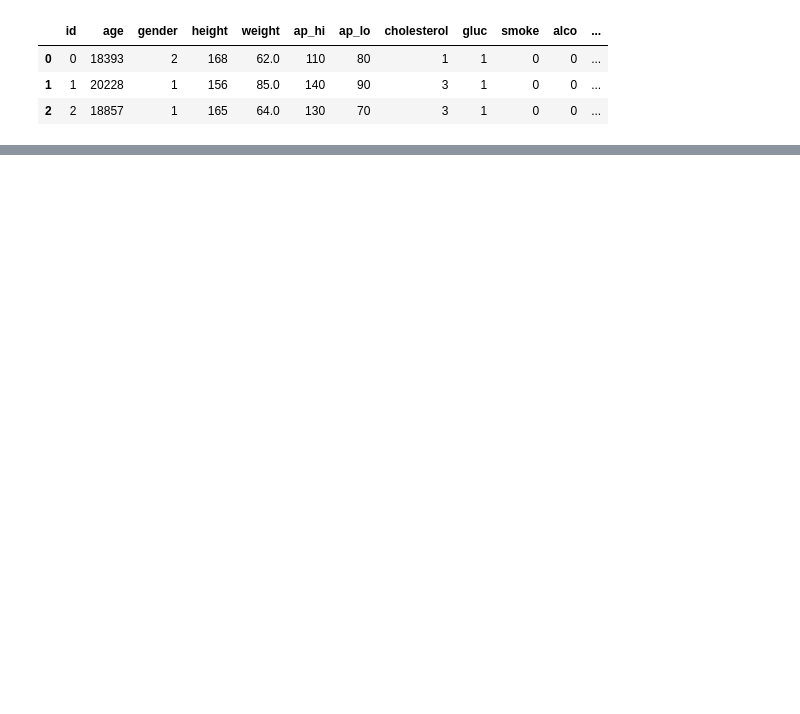
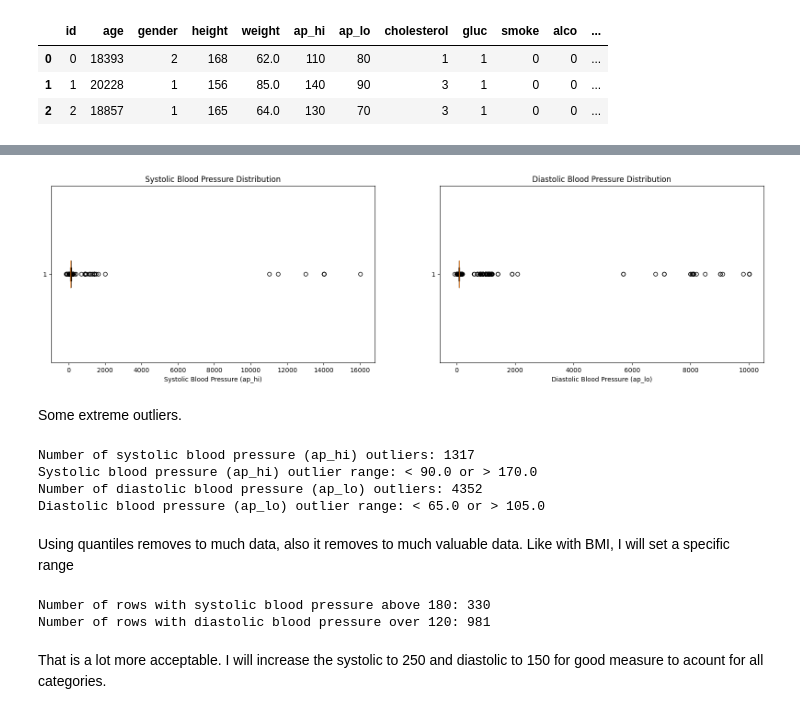
Before and after one commit to smlatic/Machine-Learning-ITHS, a Jupyter notebook: LAB/Disease_detection/disease_detection.ipynb, the cells around one changed output, grey strips where cells are left out. Saved outputs shown, nothing was run; the diff lists cells and outputs as text; code cells hidden in the pictures; blank space fills up the shorter version.

Commit message:
blood pressure feature engineering.

```diff
--- a/LAB/Disease_detection/disease_detection.ipynb
+++ b/LAB/Disease_detection/disease_detection.ipynb
@@ -235,0 +284,67 @@ filtered_data.head(3)
+# %%
+
+# Create a figure and axis
+fig, ax = plt.subplots(1, 2, figsize=(20, 5))
+
+# Create a box plot for systolic blood pressure (ap_hi)
+ax[0].boxplot(filtered_data['ap_hi'], vert=False)
+ax[0].set_title('Systolic Blood Pressure Distribution')
+ax[0].set_xlabel('Systolic Blood Pressure (ap_hi)')
+
+# Create a box plot for diastolic blood pressure (ap_lo)
+ax[1].boxplot(filtered_data['ap_lo'], vert=False)
+ax[1].set_title('Diastolic Blood Pressure Distribution')
+ax[1].set_xlabel('Diastolic Blood Pressure (ap_lo)')
+
+# Display the charts
+plt.show()
+# %% [output]
+[figure, added]
+# %% [markdown]
+Some extreme outliers.
+# %%
+def calculate_outliers_and_bounds(column):
+    Q1 = column.quantile(0.25)
+    Q3 = column.quantile(0.75)
+    IQR = Q3 - Q1
+
+    lower_bound = Q1 - 1.5 * IQR
+    upper_bound = Q3 + 1.5 * IQR
+
+    outliers = column[(column < lower_bound) | (column > upper_bound)]
+
+    return outliers, lower_bound, upper_bound
+
+# Calculate the outliers and bounds for systolic blood pressure (ap_hi)
+systolic_outliers, systolic_lower_bound, systolic_upper_bound = calculate_outliers_and_bounds(filtered_data['ap_hi'])
+
+# Calculate the outliers and bounds for diastolic blood pressure (ap_lo)
+diastolic_outliers, diastolic_lower_bound, diastolic_upper_bound = calculate_outliers_and_bounds(filtered_data['ap_lo'])
+
+# Print the number of outliers and the outlier ranges for each feature
+print(f"Number of systolic blood pressure (ap_hi) outliers: {len(systolic_outliers)}")
+print(f"Systolic blood pressure (ap_hi) outlier range: < {systolic_lower_bound} or > {systolic_upper_bound}")
+print(f"Number of diastolic blood pressure (ap_lo) outliers: {len(diastolic_outliers)}")
+print(f"Diastolic blood pressure (ap_lo) outlier range: < {diastolic_lower_bound} or > {diastolic_upper_bound}")
+# %% [output]
+Number of systolic blood pressure (ap_hi) outliers: 1317
+Systolic blood pressure (ap_hi) outlier range: < 90.0 or > 170.0
+Number of diastolic blood pressure (ap_lo) outliers: 4352
+Diastolic blood pressure (ap_lo) outlier range: < 65.0 or > 105.0
+# %% [markdown]
+Using quantiles removes to much data, also it removes to much valuable data. Like with BMI, I will set a specific range
+# %%
+# Count the number of rows with systolic blood pressure above 180
+systolic_above_180 = len(filtered_data[filtered_data['ap_hi']  > 180])
+
+# Count the number of rows with diastolic blood pressure over 120
+diastolic_above_120 = len(filtered_data[filtered_data['ap_lo'] > 120])
+
+# Print the counts
+print(f"Number of rows with systolic blood pressure above 180: {systolic_above_180}")
+print(f"Number of rows with diastolic blood pressure over 120: {diastolic_above_120}")
+# %% [output]
+Number of rows with systolic blood pressure above 180: 330
+Number of rows with diastolic blood pressure over 120: 981
+# %% [markdown]
+That is a lot more acceptable. I will increase the systolic to 250 and diastolic to 150 for good measure to acount for all categories.
```
Also changed, not shown: parts of 8 cells of this notebook.
